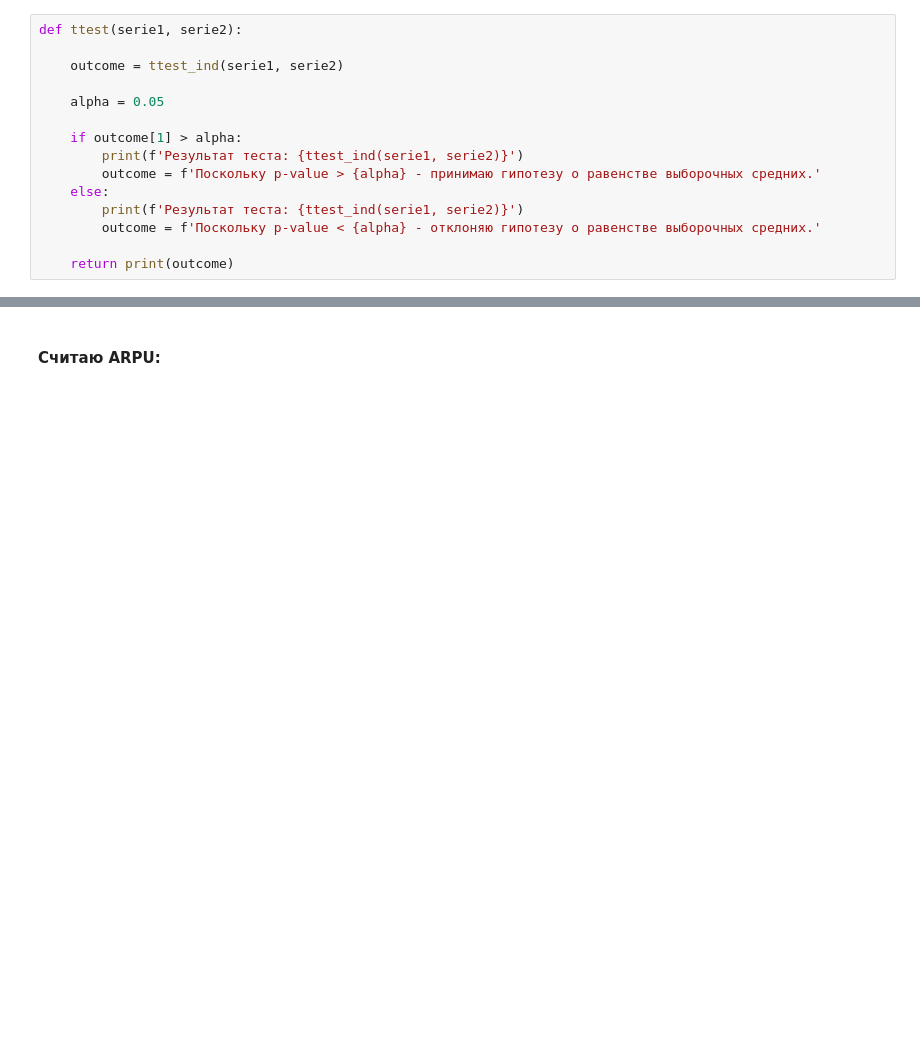
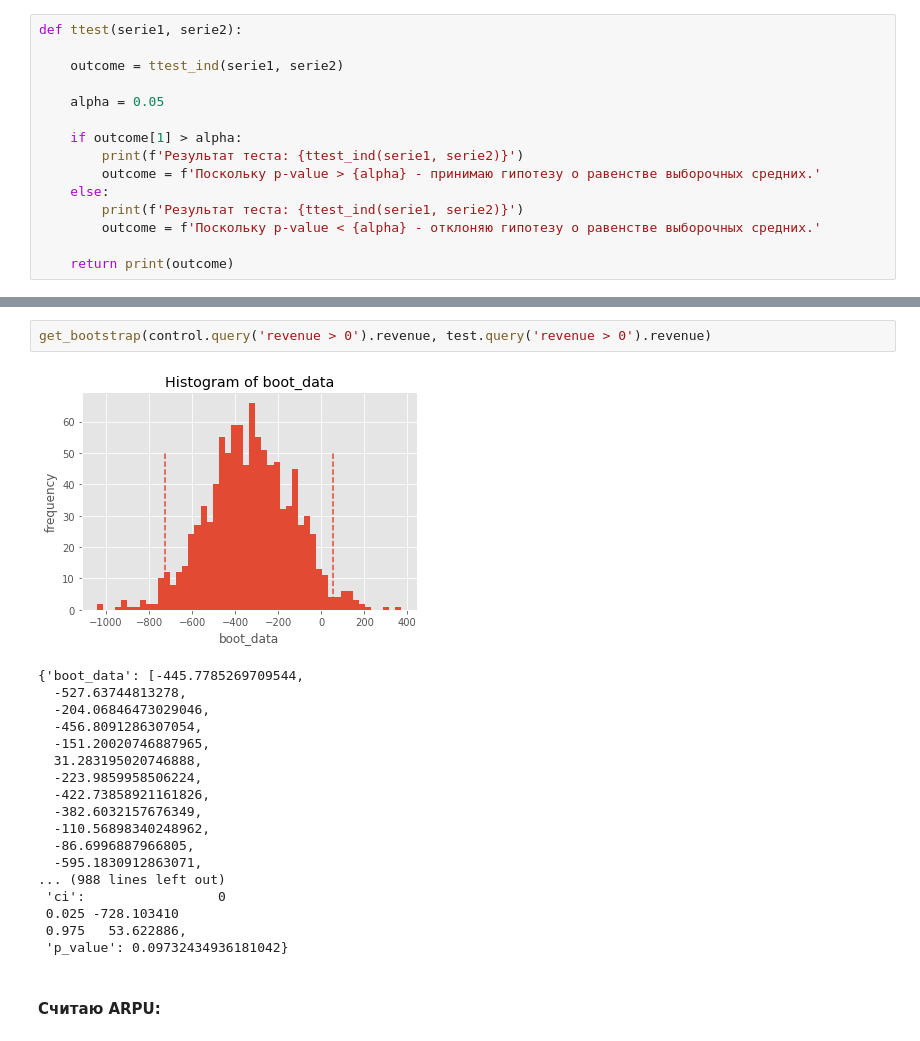
Before and after one commit to SergeyOshemkov/My-data-analysis-in-Python, a Jupyter notebook: Projects in progress/2nd project in progress/1_project.ipynb, the cells around one changed output, grey strips where cells are left out. Drawn from its saved outputs; the diff is of its cells as text; blank space fills up the shorter version.

Commit message:
I added several conclusions and bootstrap analysis.

```diff
--- a/Projects in progress/2nd project in progress/1_project.ipynb
+++ b/Projects in progress/2nd project in progress/1_project.ipynb
@@ -527,3 +648,24 @@ u_test(test.query('revenue > 0').revenue, control.query('revenue > 0').revenue)
+# %%
+get_bootstrap(control.query('revenue > 0').revenue, test.query('revenue > 0').revenue)
+# %% [output]
+[figure, added]
+{'boot_data': [-445.7785269709544,
+  -527.63744813278,
+  -204.06846473029046,
+  -456.8091286307054,
+  -151.20020746887965,
+  31.283195020746888,
+  -223.9859958506224,
+  -422.73858921161826,
+  -382.6032157676349,
+  -110.56898340248962,
+  -86.6996887966805,
+  -595.1830912863071,
+... (988 lines left out)
+ 'ci':                 0
+ 0.025 -728.103410
+ 0.975   53.622886,
+ 'p_value': 0.09732434936181042}
 # %% [markdown]
 #### Считаю ARPU:
 # %%
```
Also changed, not shown: parts of 24 cells of this notebook.
